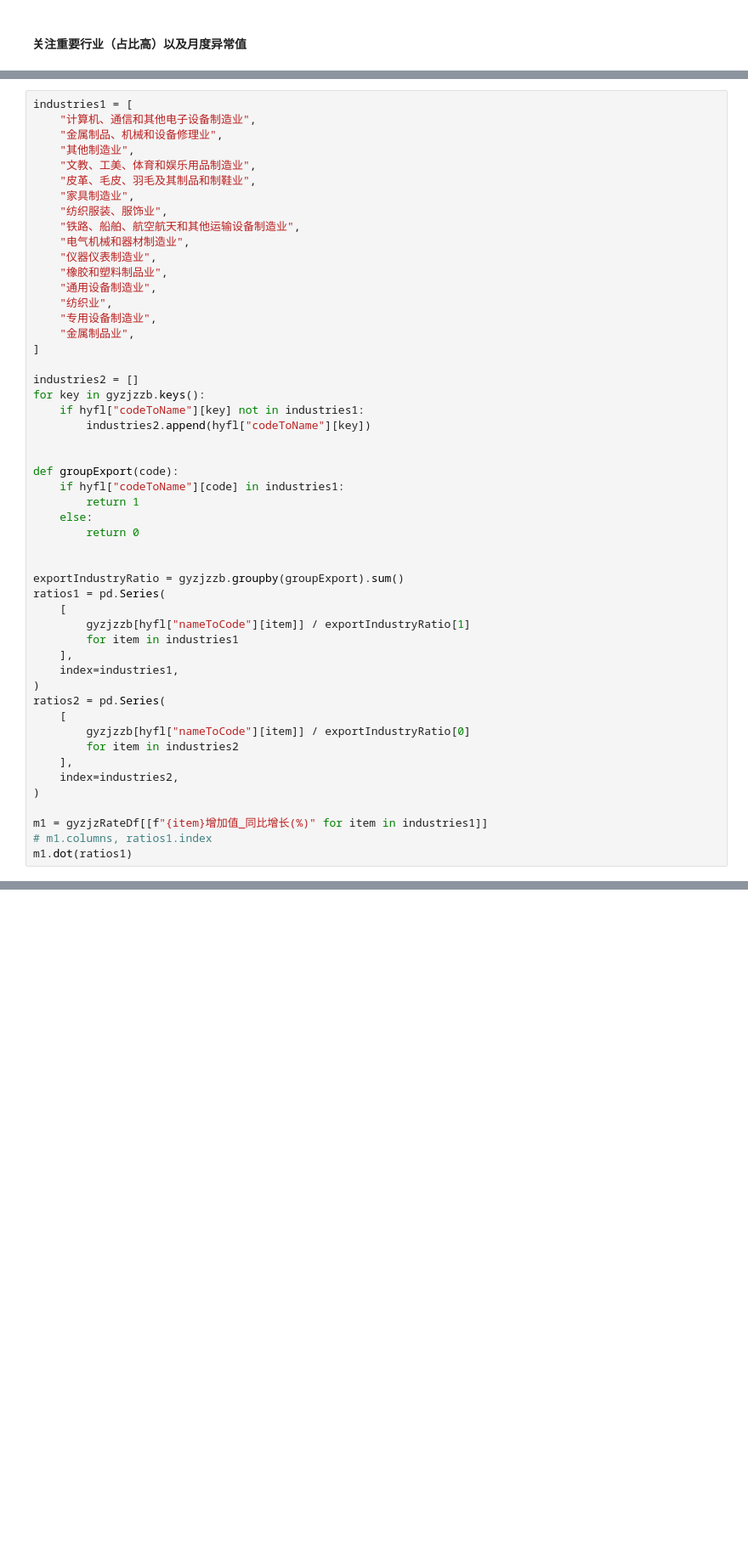
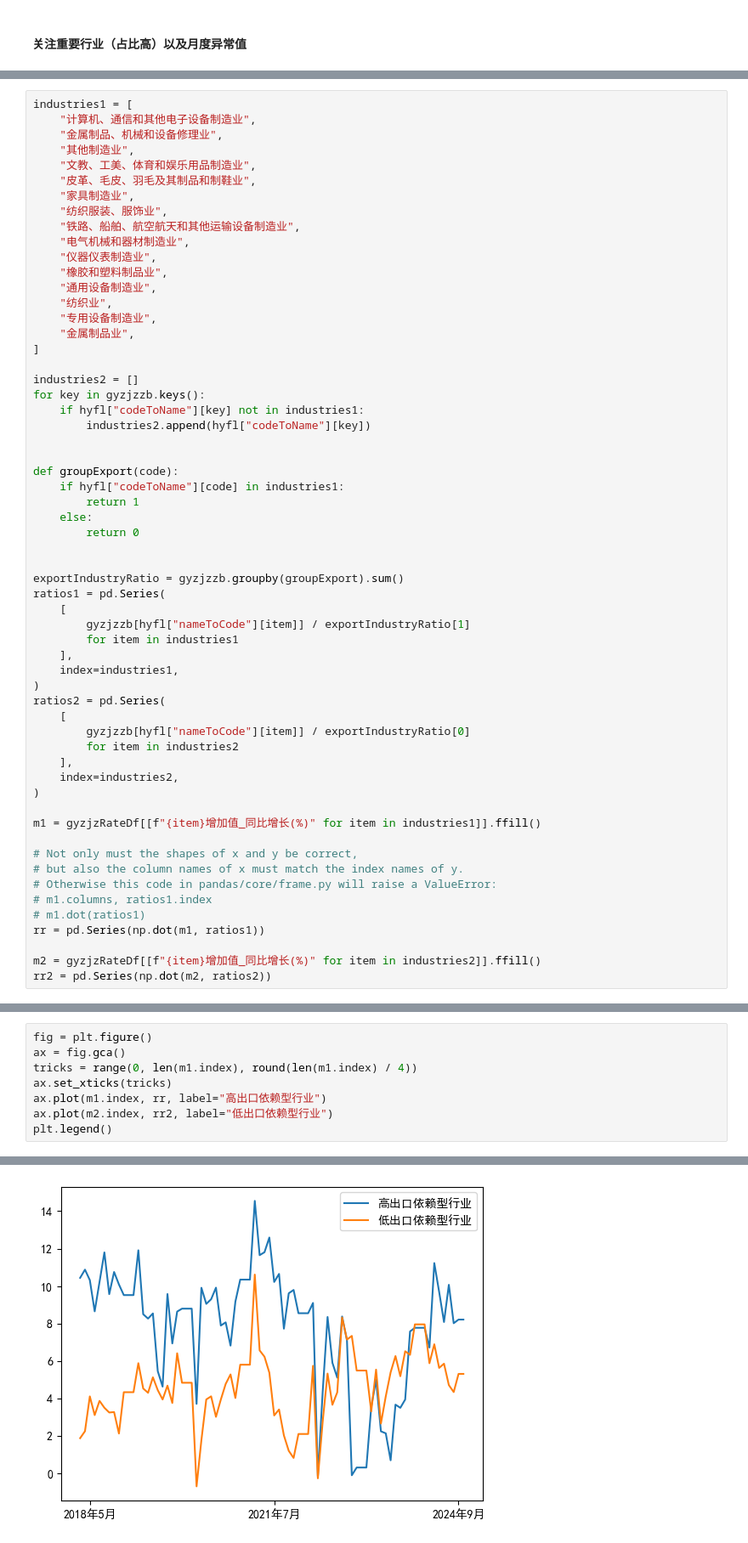
Before and after one commit to kampfer/various-data, a Jupyter notebook: src/researches/jupyter/工业增加值.ipynb, the cells around one changed output, grey strips where cells are left out. Shown at 85% size. Drawn from its saved outputs; the diff is of its cells as text; blank space fills up the shorter version.

```diff
--- a/src/researches/jupyter/工业增加值.ipynb
+++ b/src/researches/jupyter/工业增加值.ipynb
@@ -288,6 +271,14 @@ ratios2 = pd.Series(
     index=industries2,
 )
 
-m1 = gyzjzRateDf[[f"{item}增加值_同比增长(%)" for item in industries1]]
+m1 = gyzjzRateDf[[f"{item}增加值_同比增长(%)" for item in industries1]].ffill()
+
+# Not only must the shapes of x and y be correct,
+# but also the column names of x must match the index names of y.
+# Otherwise this code in pandas/core/frame.py will raise a ValueError:
 # m1.columns, ratios1.index
-m1.dot(ratios1)
+# m1.dot(ratios1)
+rr = pd.Series(np.dot(m1, ratios1))
+
+m2 = gyzjzRateDf[[f"{item}增加值_同比增长(%)" for item in industries2]].ffill()
+rr2 = pd.Series(np.dot(m2, ratios2))
@@ -295,0 +285,9 @@ ValueError: matrices are not aligned
+# %%
+fig = plt.figure()
+ax = fig.gca()
+tricks = range(0, len(m1.index), round(len(m1.index) / 4))
+ax.set_xticks(tricks)
+ax.plot(m1.index, rr, label="高出口依赖型行业")
+ax.plot(m2.index, rr2, label="低出口依赖型行业")
+plt.legend()
+# %% [output]
@@ -295,0 +295 @@ ValueError: matrices are not aligned
+[figure, added]
```
Also changed, not shown: parts of 7 cells of this notebook.
